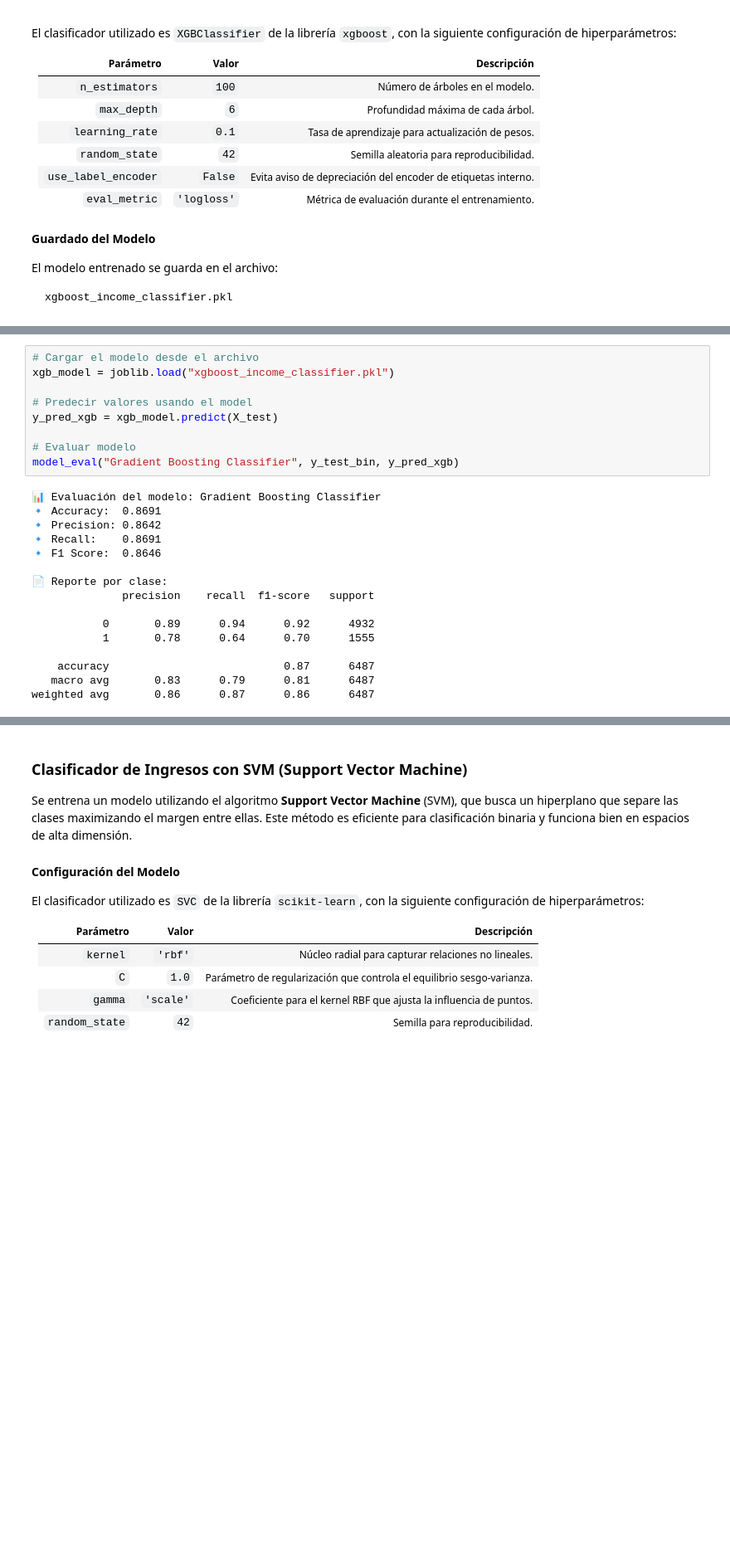
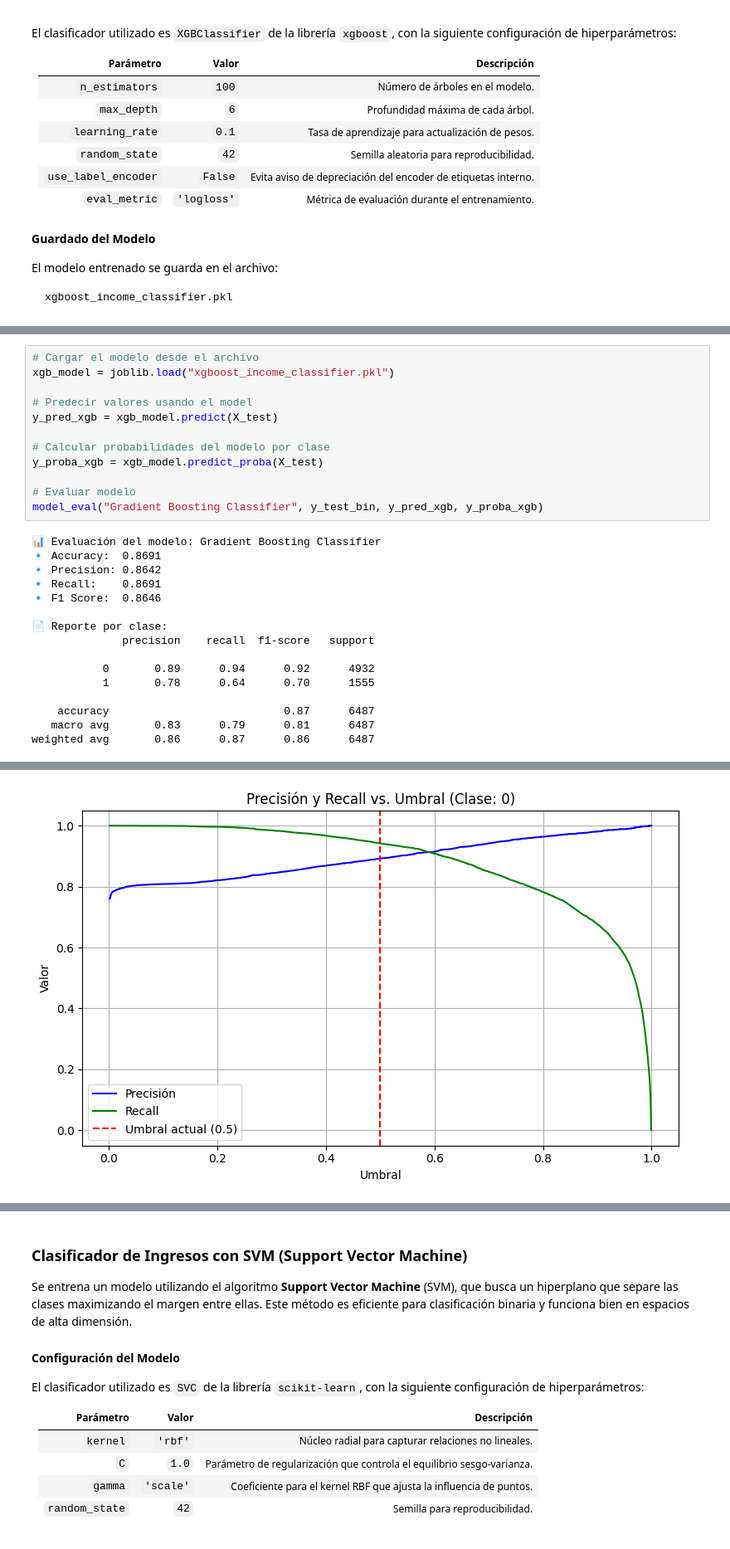
Before and after one commit to jquelas/adult_census_income, a Jupyter notebook: adult_census_income.ipynb, the cells around one changed output, grey strips where cells are left out. Shown at 83% size. Cells and saved outputs as stored; diff of their text form; blank space fills up the shorter version.

```diff
--- a/adult_census_income.ipynb
+++ b/adult_census_income.ipynb
@@ -1188,26 +1255,30 @@ Parameters: { "use_label_encoder" } are not used.
 # %%
 # Cargar el modelo desde el archivo
 xgb_model = joblib.load("xgboost_income_classifier.pkl")
 
 # Predecir valores usando el model
 y_pred_xgb = xgb_model.predict(X_test)
 
+# Calcular probabilidades del modelo por clase
+y_proba_xgb = xgb_model.predict_proba(X_test)
+
 # Evaluar modelo
-model_eval("Gradient Boosting Classifier", y_test_bin, y_pred_xgb)
+model_eval("Gradient Boosting Classifier", y_test_bin, y_pred_xgb, y_proba_xgb)
 # %% [output]
 📊 Evaluación del modelo: Gradient Boosting Classifier
 🔹 Accuracy:  0.8691
 🔹 Precision: 0.8642
 🔹 Recall:    0.8691
 🔹 F1 Score:  0.8646
 
 📄 Reporte por clase:
               precision    recall  f1-score   support
 
            0       0.89      0.94      0.92      4932
            1       0.78      0.64      0.70      1555
 
     accuracy                           0.87      6487
    macro avg       0.83      0.79      0.81      6487
 weighted avg       0.86      0.87      0.86      6487
 [figure]
+[figure, added]
```
Also changed, not shown: parts of 30 cells of this notebook, 1 other file.
